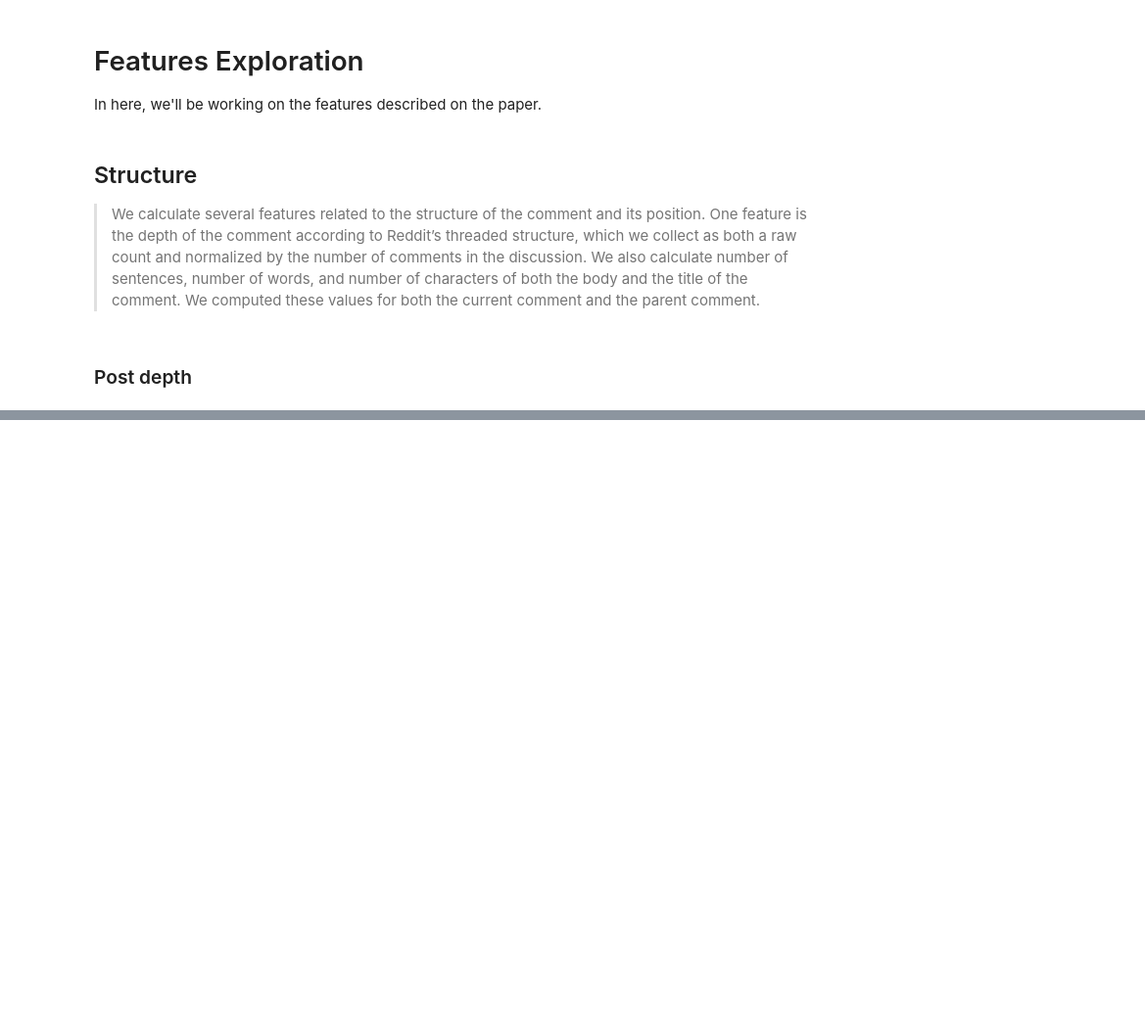
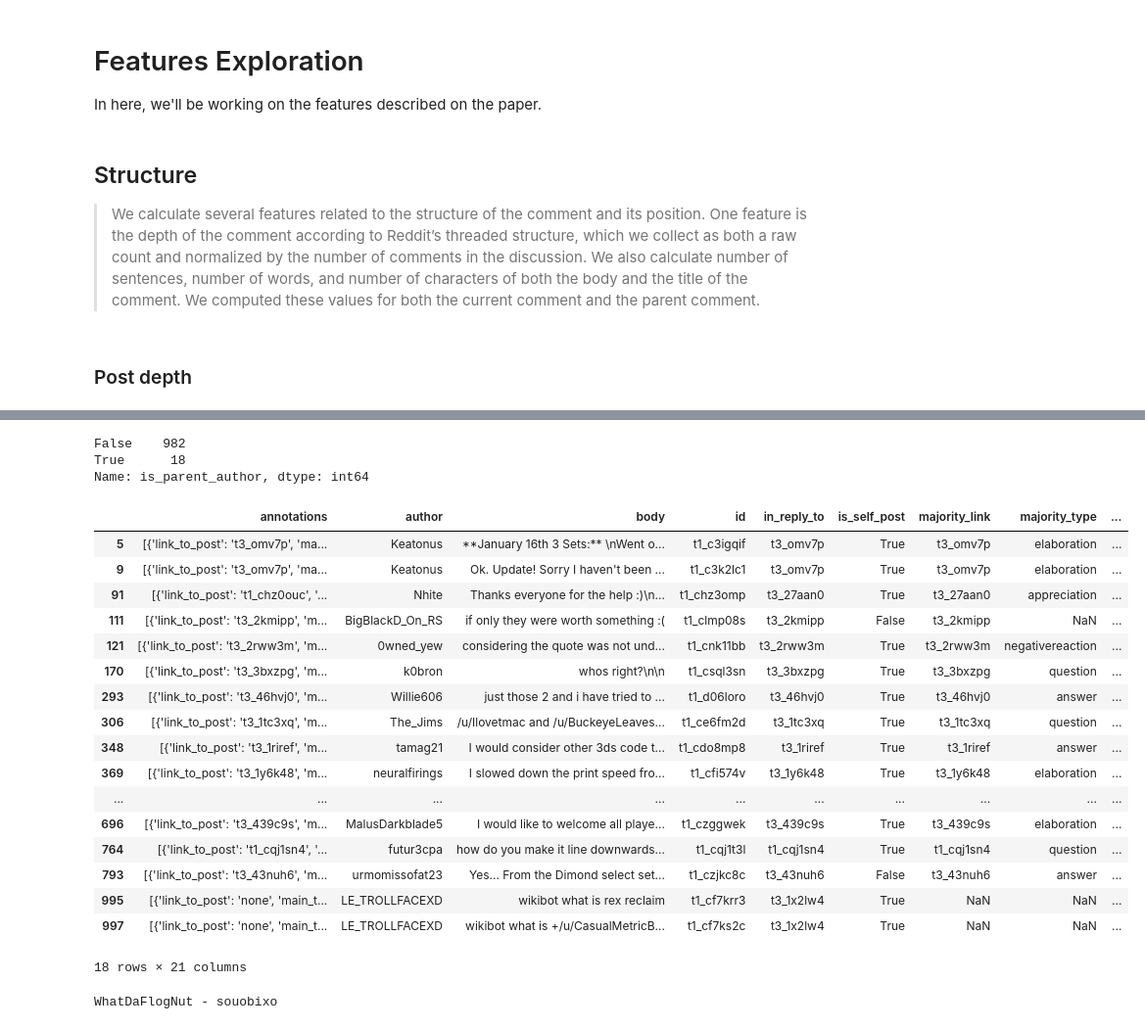
Before and after one commit to brunompacheco/coarse-discourse-validation, a Jupyter notebook: notebooks/3.0-bmp-features-exploration.ipynb, the cells around one changed output, grey strips where cells are left out. Shown at 98% size. Saved outputs shown, nothing was run; the diff lists cells and outputs as text; code cells hidden in the pictures; blank space fills up the shorter version.

```diff
--- a/notebooks/3.0-bmp-features-exploration.ipynb
+++ b/notebooks/3.0-bmp-features-exploration.ipynb
@@ -31,0 +153,6 @@ In here, we'll be working on the features described on the paper.
+# %%
+char_number = lambda b : sum(map(len, tokenizer.tokenize(b)))
+
+df_sample['n_char'] = df_sample['body'].map(char_number)
+
+df_sample.head()
@@ -33,0 +173,15 @@ In here, we'll be working on the features described on the paper.
+# %%
+df_sample['parent_n_sentences'] = 0
+df_sample['parent_n_words'] = 0
+df_sample['parent_n_char'] = 0
+
+for i, row in df_sample.iterrows():
+    try:
+        parent = df_sample[(df_sample['thread_title'] == row['thread_title'])][df_sample['id'] == row['in_reply_to']].iloc[0]
+        df_sample.at[i, 'parent_n_sentences'] = parent['n_sentences']
+        df_sample.at[i, 'parent_n_words'] = parent['n_words']
+        df_sample.at[i, 'parent_n_char'] = parent['n_char']
+    except:
+        pass
+
+df_sample.head()
@@ -33,0 +214,10 @@ In here, we'll be working on the features described on the paper.
+# %%
+def is_thread_author(row):
+    if row['author'] == '[deleted]' :
+        return False
+    else:
+        return row['author'] == row['thread_author']
+
+df_sample['is_thread_author'] = df_sample.apply(is_thread_author, axis=1)
+
+df_sample.head()
@@ -33,0 +236,12 @@ In here, we'll be working on the features described on the paper.
+# %%
+def is_parent_author(row):
+    try:
+        parent_author = df_sample[df_sample['id']==row['in_reply_to']].iloc[0]['author']
+
+        return row['author'] == parent_author and row['author'] != '[deleted]'
+    except IndexError:
+        return False
+
+df_sample['is_parent_author'] = df_sample.apply(is_parent_author, axis=1)
+
+df_sample.head()
@@ -33,0 +261,35 @@ In here, we'll be working on the features described on the paper.
+# %%
+df_sample['is_parent_author'].value_counts()
+# %% [output]
+False    982
+True      18
+Name: is_parent_author, dtype: int64
+# %%
+df_sample[df_sample['is_parent_author']]
+# %% [output]
+|  | annotations | author | body | id | in_reply_to | is_self_post | majority_link | majority_type | ... |
+| 5 | [{'link_to_post': 't3_omv7p', 'ma... | Keatonus | **January 16th 3 Sets:** \nWent o... | t1_c3igqif | t3_omv7p | True | t3_omv7p | elaboration | ... |
+| 9 | [{'link_to_post': 't3_omv7p', 'ma... | Keatonus | Ok. Update! Sorry I haven't been ... | t1_c3k2lc1 | t3_omv7p | True | t3_omv7p | elaboration | ... |
+| 91 | [{'link_to_post': 't1_chz0ouc', '... | Nhite | Thanks everyone for the help :)\n... | t1_chz3omp | t3_27aan0 | True | t3_27aan0 | appreciation | ... |
+| 111 | [{'link_to_post': 't3_2kmipp', 'm... | BigBlackD_On_RS | if only they were worth something :( | t1_clmp08s | t3_2kmipp | False | t3_2kmipp | NaN | ... |
+| 121 | [{'link_to_post': 't3_2rww3m', 'm... | 0wned_yew | considering the quote was not und... | t1_cnk11bb | t3_2rww3m | True | t3_2rww3m | negativereaction | ... |
+| 170 | [{'link_to_post': 't3_3bxzpg', 'm... | k0bron | whos right?\n\n | t1_csql3sn | t3_3bxzpg | True | t3_3bxzpg | question | ... |
+| 293 | [{'link_to_post': 't3_46hvj0', 'm... | Willie606 | just those 2 and i have tried to ... | t1_d06loro | t3_46hvj0 | True | t3_46hvj0 | answer | ... |
+| 306 | [{'link_to_post': 't3_1tc3xq', 'm... | The_Jims | /u/Ilovetmac and /u/BuckeyeLeaves... | t1_ce6fm2d | t3_1tc3xq | True | t3_1tc3xq | question | ... |
+| 348 | [{'link_to_post': 't3_1riref', 'm... | tamag21 | I would consider other 3ds code t... | t1_cdo8mp8 | t3_1riref | True | t3_1riref | answer | ... |
+| 369 | [{'link_to_post': 't3_1y6k48', 'm... | neuralfirings | I slowed down the print speed fro... | t1_cfi574v | t3_1y6k48 | True | t3_1y6k48 | elaboration | ... |
+| ... | ... | ... | ... | ... | ... | ... | ... | ... | ... |
+| 696 | [{'link_to_post': 't3_439c9s', 'm... | MalusDarkblade5 | I would like to welcome all playe... | t1_czggwek | t3_439c9s | True | t3_439c9s | elaboration | ... |
+| 764 | [{'link_to_post': 't1_cqj1sn4', '... | futur3cpa | how do you make it line downwards... | t1_cqj1t3l | t1_cqj1sn4 | True | t1_cqj1sn4 | question | ... |
+| 793 | [{'link_to_post': 't3_43nuh6', 'm... | urmomissofat23 | Yes... From the Dimond select set... | t1_czjkc8c | t3_43nuh6 | False | t3_43nuh6 | answer | ... |
+| 995 | [{'link_to_post': 'none', 'main_t... | LE_TROLLFACEXD | wikibot what is rex reclaim | t1_cf7krr3 | t3_1x2lw4 | True | NaN | NaN | ... |
+| 997 | [{'link_to_post': 'none', 'main_t... | LE_TROLLFACEXD | wikibot what is +/u/CasualMetricB... | t1_cf7ks2c | t3_1x2lw4 | True | NaN | NaN | ... |
+18 rows × 21 columns
+# %%
+row = df_sample.iloc[42]
+
+parent_author = df_sample[df_sample['id']==row['in_reply_to']].iloc[0]['author']
+
+print(parent_author+" - "+row['author'])
+# %% [output]
+WhatDaFlogNut - souobixo
```
Also changed, not shown: parts of 20 cells of this notebook.
